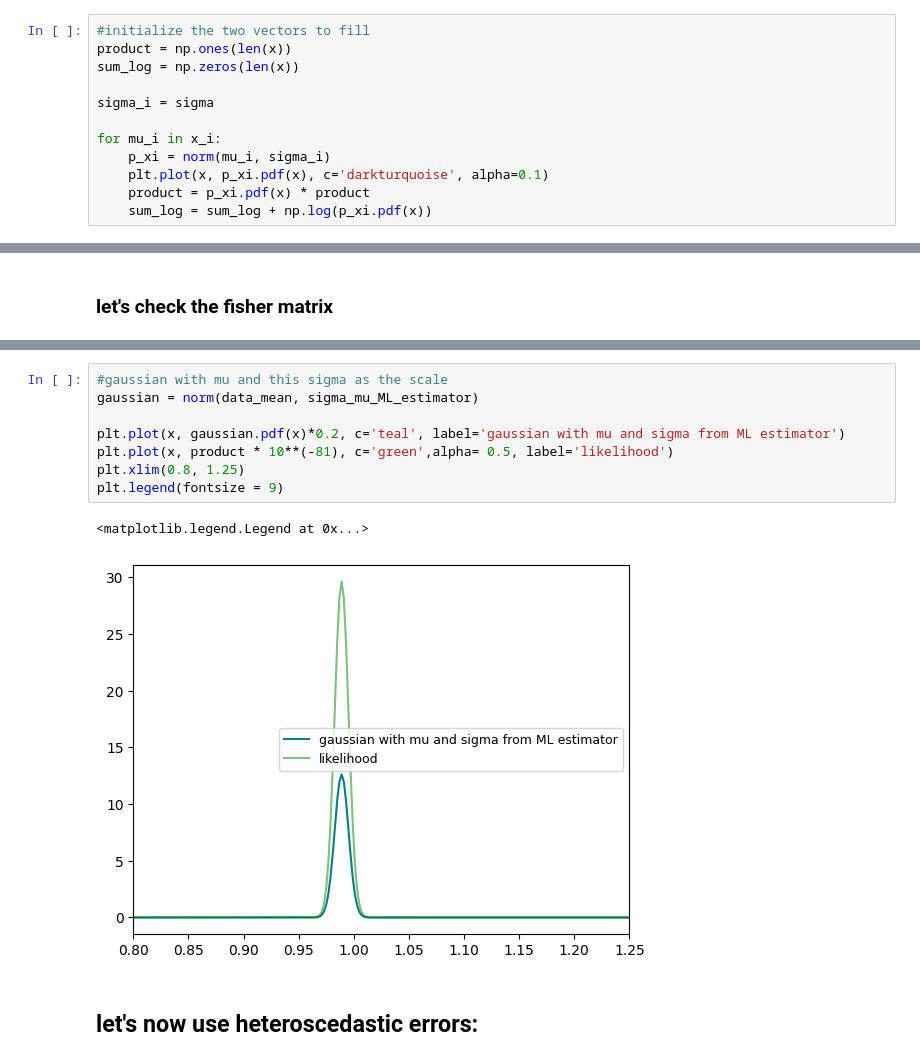
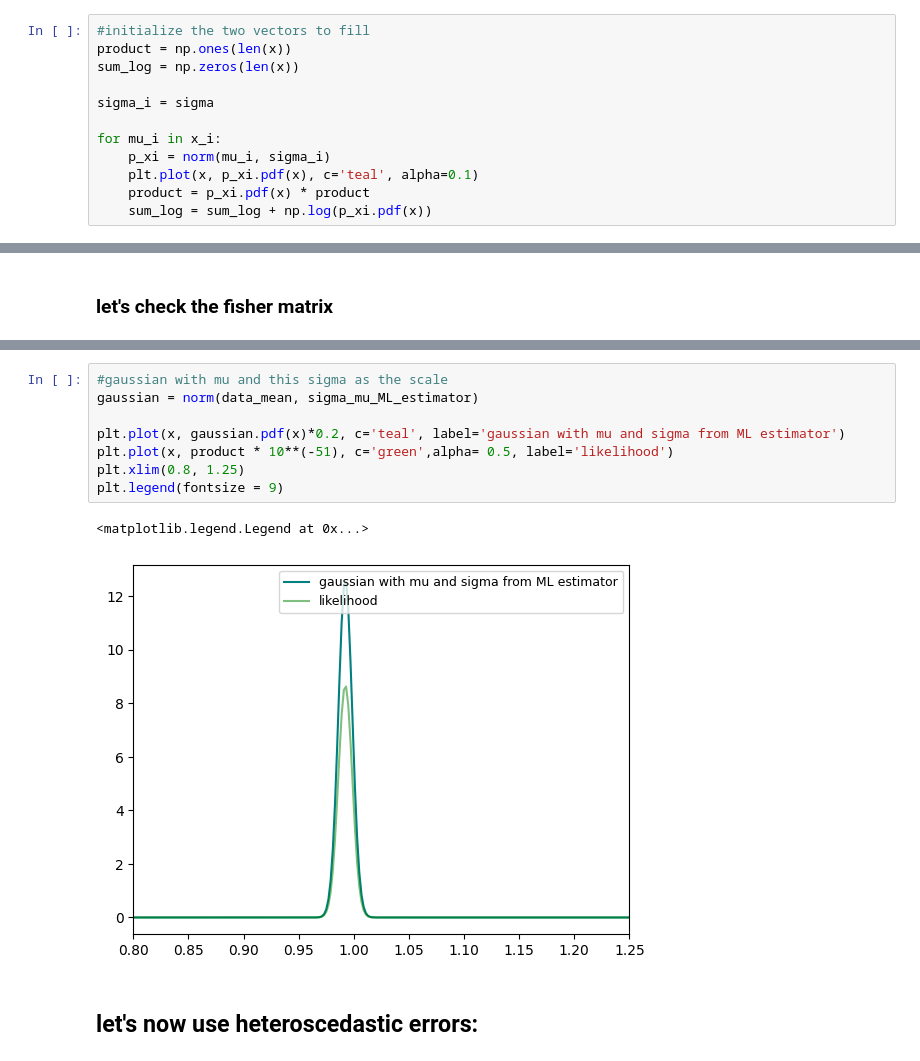
Before and after one commit to malvibellotti/astrostatistics_bicocca_2024, a Jupyter notebook: working/lecture_5_counting_quasars.ipynb, the cells around one changed output, grey strips where cells are left out. Cells and saved outputs as stored; diff of their text form.

```diff
--- a/working/lecture_5_counting_quasars.ipynb
+++ b/working/lecture_5_counting_quasars.ipynb
@@ -47,7 +47,7 @@ sigma_i = sigma
 
 for mu_i in x_i:
     p_xi = norm(mu_i, sigma_i)
-    plt.plot(x, p_xi.pdf(x), c='darkturquoise', alpha=0.1)
+    plt.plot(x, p_xi.pdf(x), c='teal', alpha=0.1)
     product = p_xi.pdf(x) * product
     sum_log = sum_log + np.log(p_xi.pdf(x))
 # %% [output]
@@ -111,14 +111,14 @@ error on ML estimator:  0.006324555320336759
 # %%
 #gaussian with mu and this sigma as the scale
 gaussian = norm(data_mean, sigma_mu_ML_estimator)
 
 plt.plot(x, gaussian.pdf(x)*0.2, c='teal', label='gaussian with mu and sigma from ML estimator')
-plt.plot(x, product * 10**(-81), c='green',alpha= 0.5, label='likelihood')
+plt.plot(x, product * 10**(-51), c='green',alpha= 0.5, label='likelihood')
 plt.xlim(0.8, 1.25)
 plt.legend(fontsize = 9)
 # %% [output]
 <matplotlib.legend.Legend at 0x...>
-[figure, old version]
+[figure, new version]
 # %% [markdown]
 ## let's now use heteroscedastic errors:
 # %%
```
Also changed, not shown: parts of 10 cells of this notebook.
